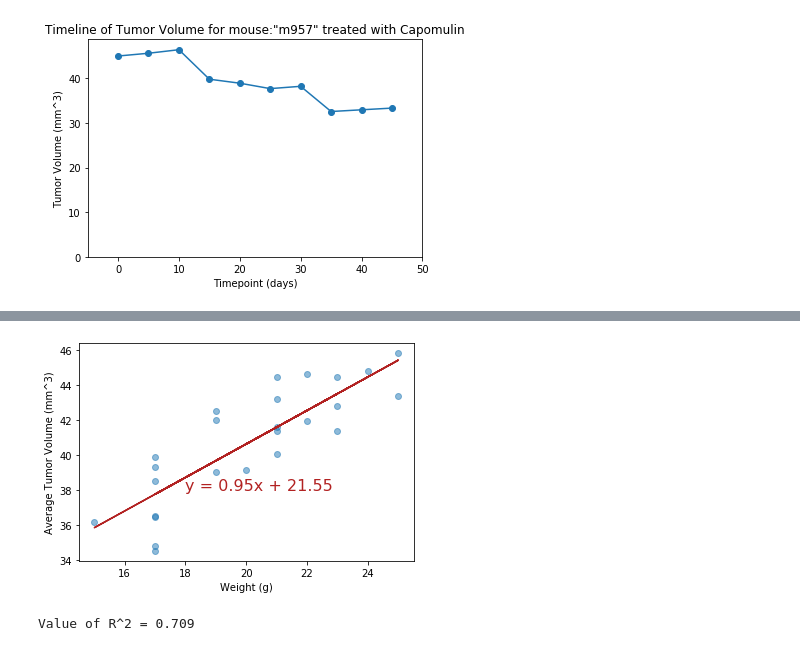
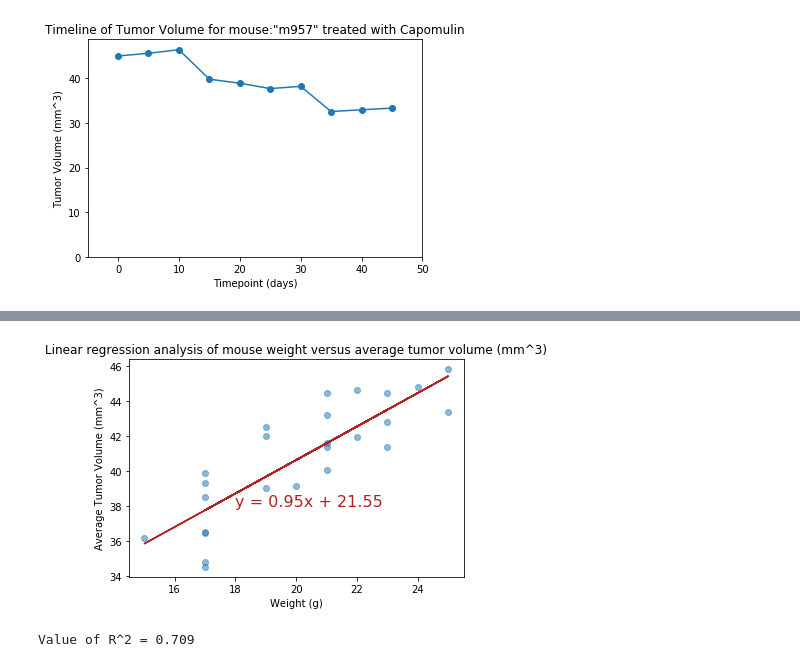
Before and after one commit to nqazimn/matplotlib-challenge, a Jupyter notebook: pymaceuticals_QAZINabeel_HW5.ipynb, the cells around one changed output, grey strips where cells are left out. Cells and saved outputs as stored; diff of their text form; code cells hidden in the pictures.

```diff
--- a/pymaceuticals_QAZINabeel_HW5.ipynb
+++ b/pymaceuticals_QAZINabeel_HW5.ipynb
@@ -245,22 +244,24 @@ plt.ylabel('Average Tumor Volume (mm^3)');
 # %%
+# Calculate the correlation coefficient and linear regression model for mouse weight and average tumor volume for the Capomulin regimen
 x_values = our_drug_group['Weight (g)'].first()
 y_values = our_drug_group['Tumor Volume (mm3)'].mean()
 
 (slope, intercept, rvalue, pvalue, stderr) = st.linregress(x_values, y_values)
 regress_values = x_values * slope + intercept
 line_eq = "y = " + str(round(slope,2)) + "x + " + str(round(intercept,2))
 
 plt.scatter(x_values, y_values, alpha = 0.5)
 plt.plot(x_values,regress_values,color = 'firebrick')
 plt.annotate(line_eq,(18,38),fontsize=16,color="firebrick")
 # plt.xlabel('Rooms in House')
 # plt.ylabel('Median House Prices ($1000)')
 # plt.xlim([0,30])
 # plt.ylim([0,50])
 plt.xlabel('Weight (g)')
 plt.ylabel('Average Tumor Volume (mm^3)');
+plt.title('Linear regression analysis of mouse weight versus average tumor volume (mm^3)')
 plt.show()
 print(f'Value of R^2 = {round(rvalue*rvalue,3)}')
 # %% [output]
-[figure, old version]
+[figure, new version]
 Value of R^2 = 0.709
```
Also changed, not shown: parts of 3 cells of this notebook.
